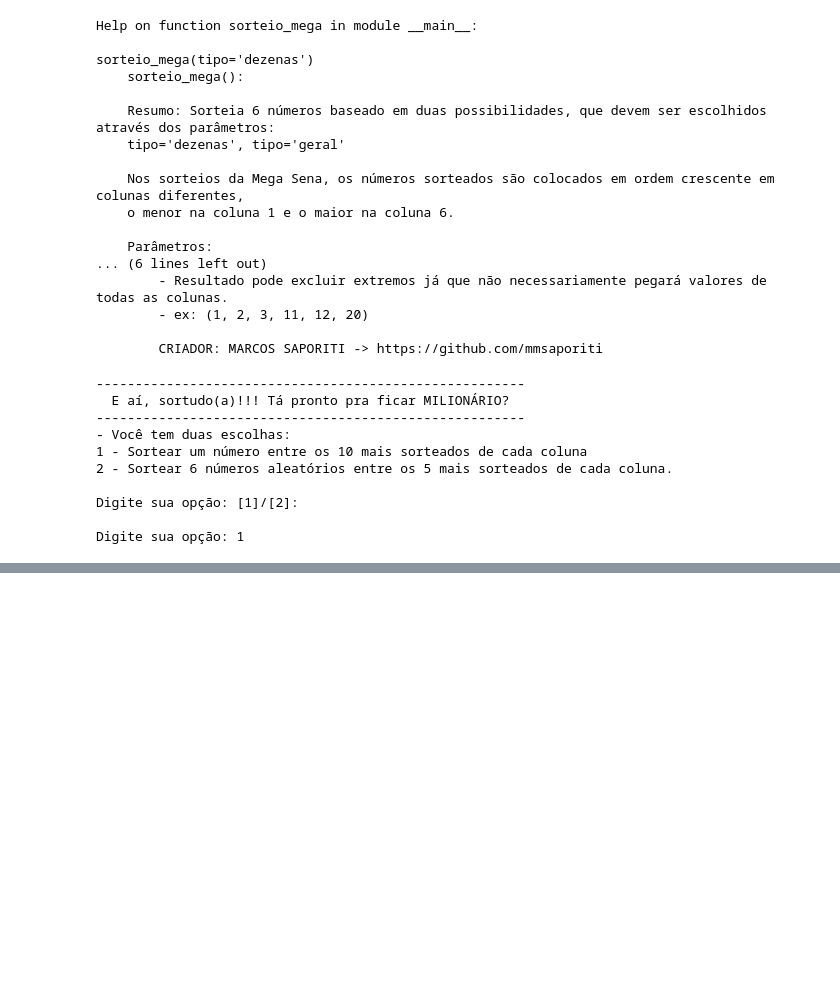
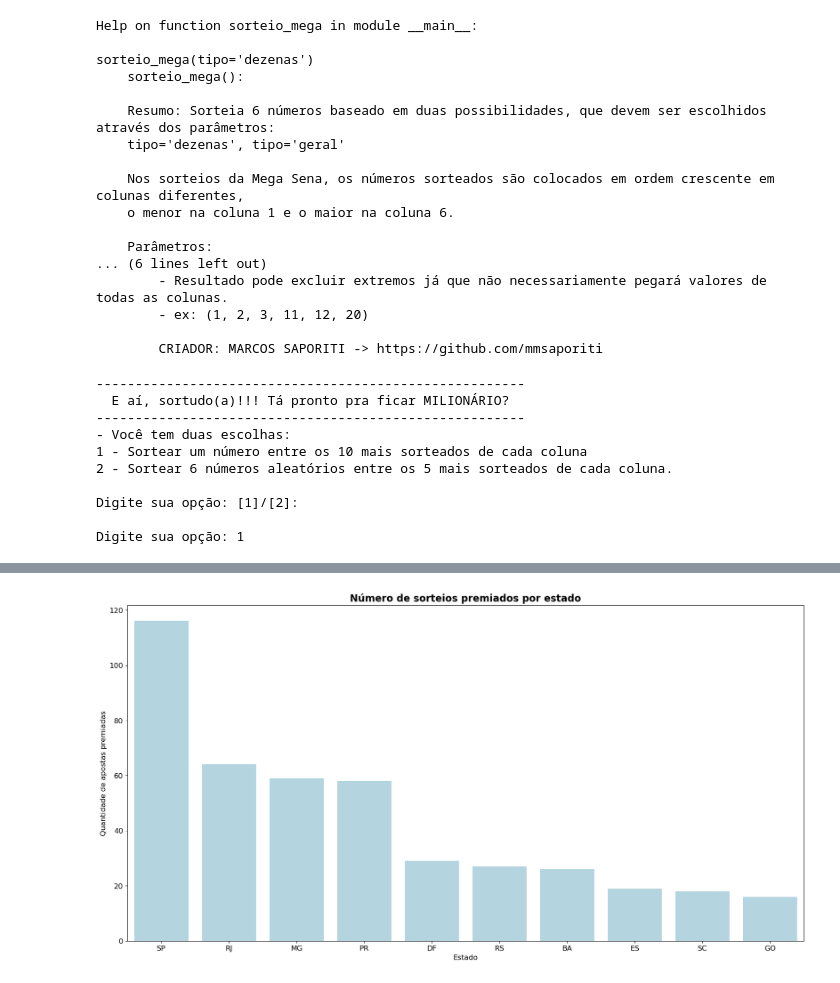
Before and after one commit to mmsaporiti/python_mega_sena, a Jupyter notebook: Mega_Sena.ipynb, the cells around one changed output, grey strips where cells are left out. Drawn from its saved outputs; the diff is of its cells as text; code cells hidden in the pictures; blank space fills up the shorter version.

```diff
--- a/Mega_Sena.ipynb
+++ b/Mega_Sena.ipynb
@@ -204,0 +212,2 @@ Aqui está sua lista com os seis números da sorte: [2, 17, 29, 40, 41, 54]
+# %%
+df_ganhadores = df[df['Ganhadores Faixa 1'] > 0]
@@ -204,0 +218,3 @@ Aqui está sua lista com os seis números da sorte: [2, 17, 29, 40, 41, 54]
+# %%
+df_ganhadores = df_ganhadores.drop(columns = ['Observação', 'Acumulado', 'Valor Arrecadado', 'Estimativa para o próximo concurso',
+                             'Valor Acumulado Próximo Concurso'], axis=1)
@@ -204,0 +230,2 @@ Aqui está sua lista com os seis números da sorte: [2, 17, 29, 40, 41, 54]
+# %%
+df_ganhadores = df_ganhadores.rename(columns = {'Unnamed: 15': 'UF'})
@@ -204,0 +253,3 @@ Aqui está sua lista com os seis números da sorte: [2, 17, 29, 40, 41, 54]
+# %%
+estados_ganhadores = df_ganhadores['UF'].value_counts()[0:10].reset_index()
+estados_ganhadores = estados_ganhadores.rename(columns = {'index': 'UF', 'UF':'N_Premiado'})
@@ -204,0 +270,11 @@ Aqui está sua lista com os seis números da sorte: [2, 17, 29, 40, 41, 54]
+# %%
+plt.figure(figsize = (20, 10))
+sns.barplot(x = 'UF', y = "N_Premiado", data = estados_ganhadores, color = 'lightblue')
+plt.xticks(fontsize = 12)
+plt.yticks(fontsize = 12)
+plt.title('Número de sorteios premiados por estado', fontsize = 16, fontweight = 'bold')
+plt.ylabel('Quantidade de apostas premiadas', fontsize = 12)
+plt.xlabel('Estado', fontsize = 12)
+plt.show()
+# %% [output]
+[figure, added]
```
Also changed, not shown: parts of 16 cells of this notebook.
